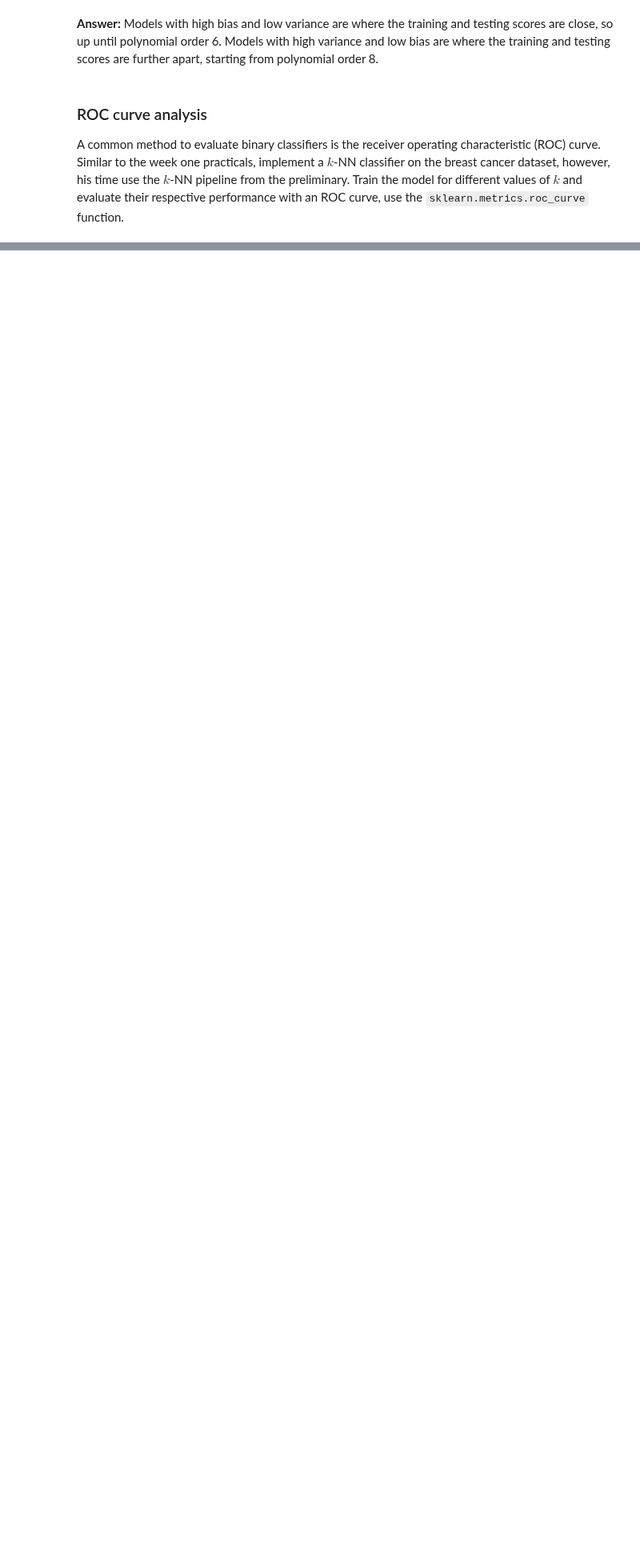
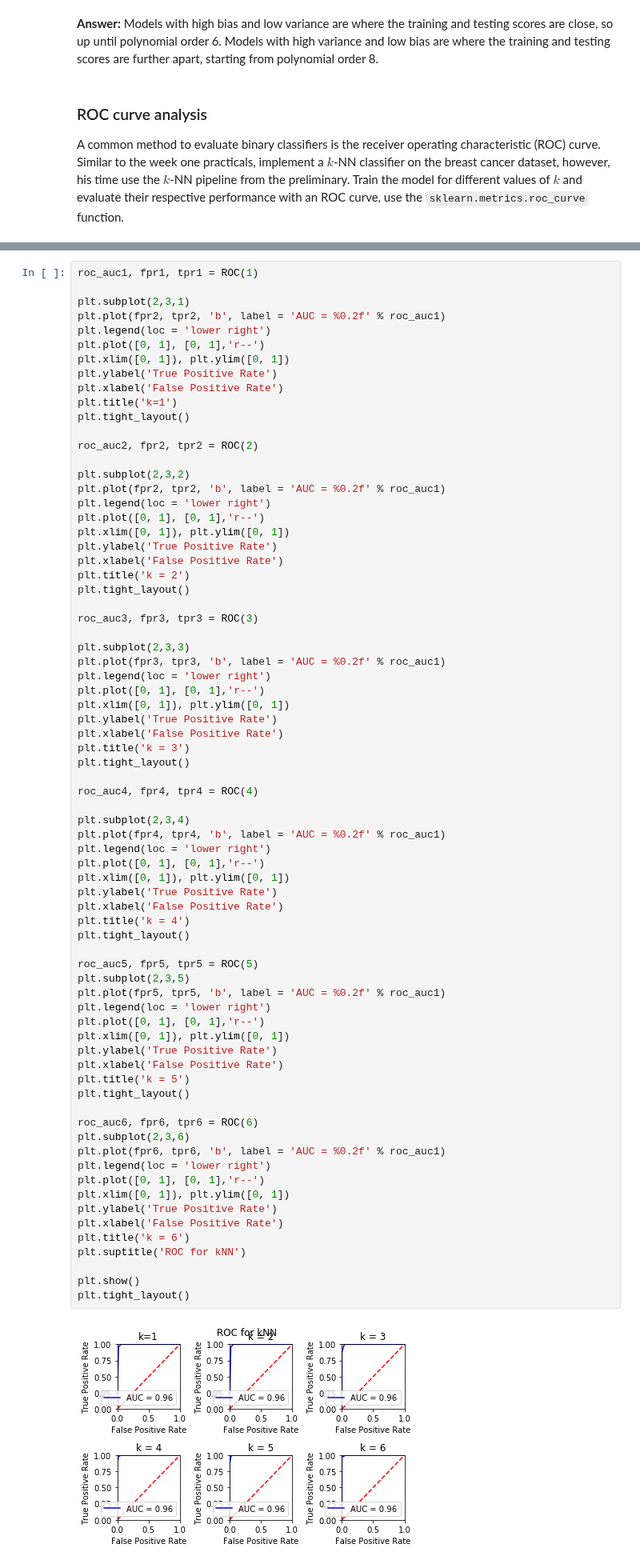
Before and after one commit to MirtheK/8dm50-machine-learning, a Jupyter notebook: practicals/week_2.ipynb, the cells around one changed output, grey strips where cells are left out. Shown at 80% size. Drawn from its saved outputs; the diff is of its cells as text; blank space fills up the shorter version.

```diff
--- a/practicals/week_2.ipynb
+++ b/practicals/week_2.ipynb
@@ -415,0 +453,75 @@ plt.show()
+# %%
+roc_auc1, fpr1, tpr1 = ROC(1)
+
+plt.subplot(2,3,1)
+plt.plot(fpr2, tpr2, 'b', label = 'AUC = %0.2f' % roc_auc1)
+plt.legend(loc = 'lower right')
+plt.plot([0, 1], [0, 1],'r--')
+plt.xlim([0, 1]), plt.ylim([0, 1])
+plt.ylabel('True Positive Rate')
+plt.xlabel('False Positive Rate')
+plt.title('k=1')
+plt.tight_layout()
+
+roc_auc2, fpr2, tpr2 = ROC(2)
+
+plt.subplot(2,3,2)
+plt.plot(fpr2, tpr2, 'b', label = 'AUC = %0.2f' % roc_auc1)
+plt.legend(loc = 'lower right')
+plt.plot([0, 1], [0, 1],'r--')
+plt.xlim([0, 1]), plt.ylim([0, 1])
+plt.ylabel('True Positive Rate')
+plt.xlabel('False Positive Rate')
+plt.title('k = 2')
+plt.tight_layout()
+
+roc_auc3, fpr3, tpr3 = ROC(3)
+
+plt.subplot(2,3,3)
+plt.plot(fpr3, tpr3, 'b', label = 'AUC = %0.2f' % roc_auc1)
+plt.legend(loc = 'lower right')
+plt.plot([0, 1], [0, 1],'r--')
+plt.xlim([0, 1]), plt.ylim([0, 1])
+plt.ylabel('True Positive Rate')
+plt.xlabel('False Positive Rate')
+plt.title('k = 3')
+plt.tight_layout()
+
+roc_auc4, fpr4, tpr4 = ROC(4)
+
+plt.subplot(2,3,4)
+plt.plot(fpr4, tpr4, 'b', label = 'AUC = %0.2f' % roc_auc1)
+plt.legend(loc = 'lower right')
+plt.plot([0, 1], [0, 1],'r--')
+plt.xlim([0, 1]), plt.ylim([0, 1])
+plt.ylabel('True Positive Rate')
+plt.xlabel('False Positive Rate')
+plt.title('k = 4')
+plt.tight_layout()
+
+roc_auc5, fpr5, tpr5 = ROC(5)
+plt.subplot(2,3,5)
+plt.plot(fpr5, tpr5, 'b', label = 'AUC = %0.2f' % roc_auc1)
+plt.legend(loc = 'lower right')
+plt.plot([0, 1], [0, 1],'r--')
+plt.xlim([0, 1]), plt.ylim([0, 1])
+plt.ylabel('True Positive Rate')
+plt.xlabel('False Positive Rate')
+plt.title('k = 5')
+plt.tight_layout()
+
+roc_auc6, fpr6, tpr6 = ROC(6)
+plt.subplot(2,3,6)
+plt.plot(fpr6, tpr6, 'b', label = 'AUC = %0.2f' % roc_auc1)
+plt.legend(loc = 'lower right')
+plt.plot([0, 1], [0, 1],'r--')
+plt.xlim([0, 1]), plt.ylim([0, 1])
+plt.ylabel('True Positive Rate')
+plt.xlabel('False Positive Rate')
+plt.title('k = 6')
+plt.suptitle('ROC for kNN')
+
+plt.show()
+plt.tight_layout()
+# %% [output]
+[figure, added]
```
Also changed, not shown: parts of 3 cells of this notebook.
